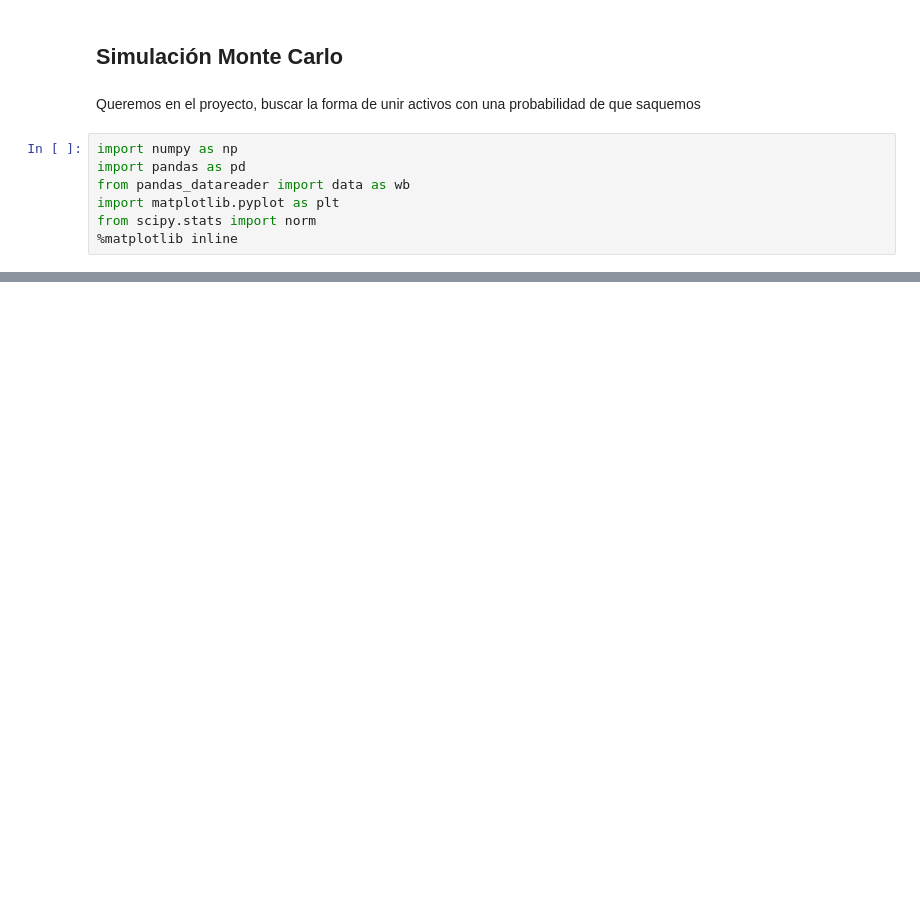
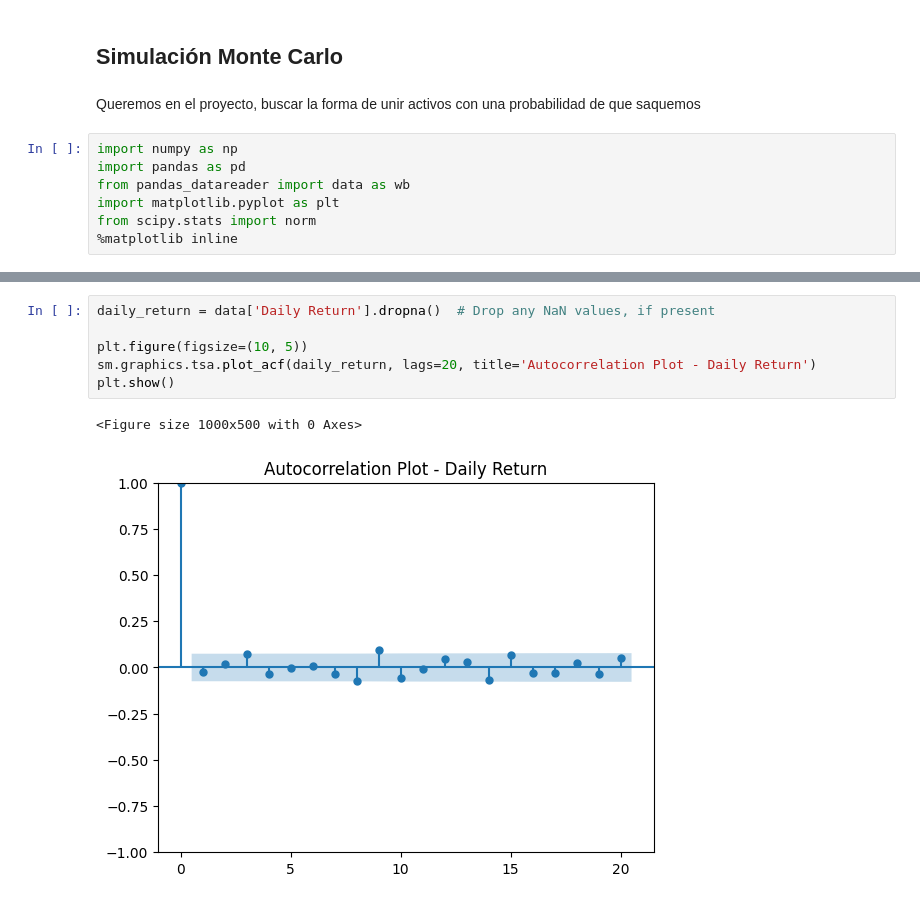
Before and after one commit to davidsmoreno/Analytics, a Jupyter notebook: Modelaje y Mejora De Procesos/Modulo Simulacion/Proyecto/Proyecto_Simulacion_MonteCarlo.ipynb, the cells around one changed output, grey strips where cells are left out. Cells and saved outputs as stored; diff of their text form; blank space fills up the shorter version.

```diff
--- a/Modelaje y Mejora De Procesos/Modulo Simulacion/Proyecto/Proyecto_Simulacion_MonteCarlo.ipynb
+++ b/Modelaje y Mejora De Procesos/Modulo Simulacion/Proyecto/Proyecto_Simulacion_MonteCarlo.ipynb
@@ -209,0 +122,9 @@ plt.show()
+# %%
+daily_return = data['Daily Return'].dropna()  # Drop any NaN values, if present
+
+plt.figure(figsize=(10, 5))
+sm.graphics.tsa.plot_acf(daily_return, lags=20, title='Autocorrelation Plot - Daily Return')
+plt.show()
+# %% [output]
+<Figure size 1000x500 with 0 Axes>
+[figure, added]
```
Also changed, not shown: parts of 51 cells of this notebook, 6 other files.
